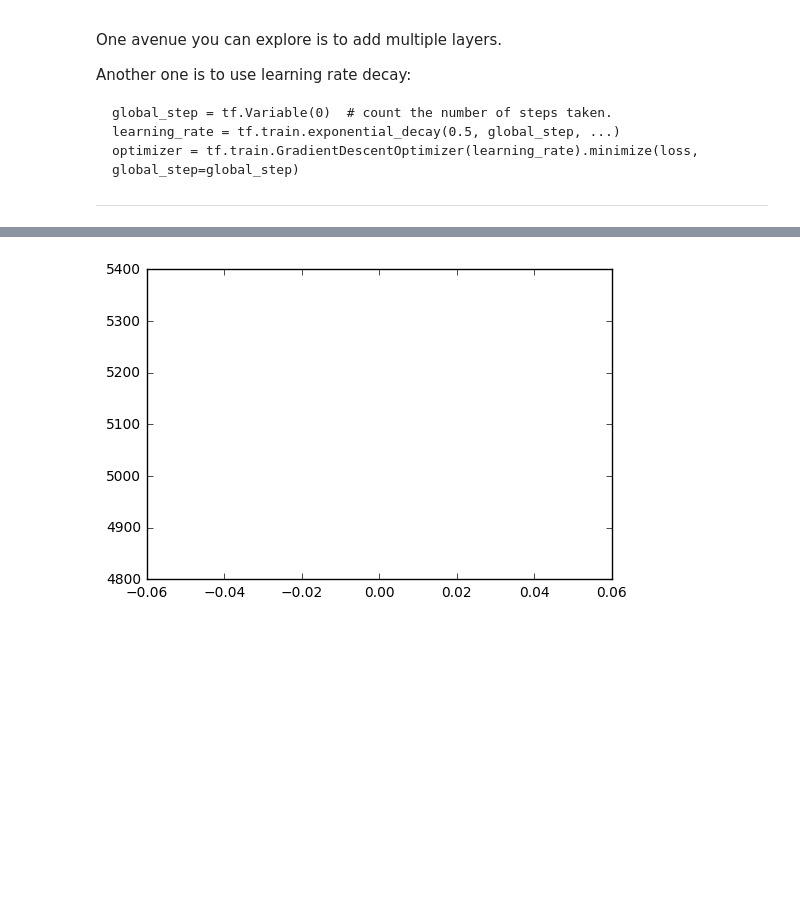
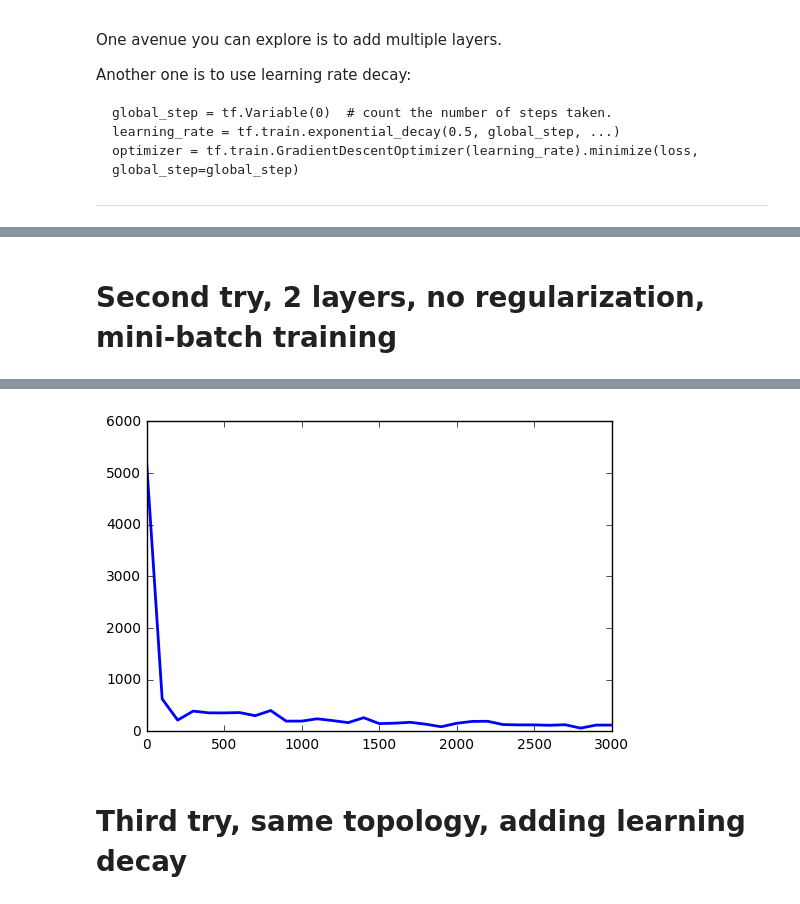
Before and after one commit to saulugo/dl_udacity, a Jupyter notebook: 3_regularization.ipynb, the cells around one changed output, grey strips where cells are left out. Drawn from its saved outputs; the diff is of its cells as text; code cells hidden in the pictures; blank space fills up the shorter version.

Commit message:
working in 3_regularization

```diff
--- a/3_regularization.ipynb
+++ b/3_regularization.ipynb
@@ -822,0 +903,20 @@ Another one is to use learning rate decay:
+# %%
+with tf.Session(graph=graph) as session:
+    # This is a one-time operation which ensures the parameters get initialized as
+    # we described in the graph: random weights for the matrix, zeros for the
+    # biases.
+    tf.initialize_all_variables().run()
+    print('Initialized')
+    for step in range(num_steps):
+        # Run the computations. We tell .run() that we want to run the optimizer,
+        # and get the loss value and the training predictions returned as numpy
+        # arrays.
+        _, l, predictions = session.run([optimizer, loss, train_prediction])
+        if (step % display_step == 0):
+            print('Loss at step %d: %f' % (step, l))
+            print('Training accuracy: %.1f%%' % accuracy(predictions, train_labels[:train_subset, :]))
+        # Calling .eval() on valid_prediction is basically like calling run(), but
+        # just to get that one numpy array. Note that it recomputes all its graph
+        # dependencies.
+        print('Validation accuracy: %.1f%%' % accuracy(valid_prediction.eval(), valid_labels))
+    print('Test accuracy: %.1f%%' % accuracy(test_prediction.eval(), test_labels))
@@ -823 +941,3 @@ Another one is to use learning rate decay:
+# %% [markdown]
+# Second try, 2 layers, no regularization, mini-batch training
 # %%
@@ -964,19 +1033,20 @@ with graph.as_default():
 
 import matplotlib.pyplot as plt
 
-#let't store the cost at each epoch in order to plot it at the end
-
 mycost = []
 epoch = []
 
-#we compute the graph now!
+with tf.Session(graph=graph) as session:
+    # This is a one-time operation which ensures the parameters get initialized as
+    # we described in the graph: random weights for the matrix, zeros for the
+    # biases.
+    tf.initialize_all_variables().run()
+    print('Initialized')
+    for step in range(num_steps):
+        # Run the computations. We tell .run() that we want to run the optimizer,
+        # and get the loss value and the training predictions returned as numpy
+        # arrays.
 
-with tf.Session(graph=graph) as session:
-    #initializing the graph variables
-    tf.initialize_all_variables().run()
-    print("Graph Variables Initialized!")
-
-    for step in range(training_epochs):
         #calculate the offset for the mini-batch
         offset = (step * batch_size) % (train_labels.shape[0] - batch_size)
 
@@ -989,13 +1059,10 @@ with tf.Session(graph=graph) as session:
         # and the value is the numpy array to feed to it.
         feed_dict = {tf_train_dataset : batch_data, tf_train_labels : batch_labels}
 
-        #running the graph with the mini-batch data as the training dataset
-        dummy, l, predictions = session.run([optimizer, loss, train_prediction], feed_dict=feed_dict)
+        _, l, predictions = session.run([optimizer, loss, train_prediction], feed_dict=feed_dict)
+        #_, l, predictions = session.run([optimizer, loss, train_prediction])
 
-
-
-        #printing partial results each display_steps times
-        if(step % display_step == 0):
+        if (step % display_step == 0):
             mycost.append(l)
             epoch.append(step)
             print("Minibatch loss at step {}: {}".format(step,l))
@@ -1025 +1092,3 @@ Test accuracy: 10.0
-[figure, old version]
+[figure, new version]
+# %% [markdown]
+# Third try, same topology, adding learning decay
```
Also changed, not shown: parts of 19 cells of this notebook.
